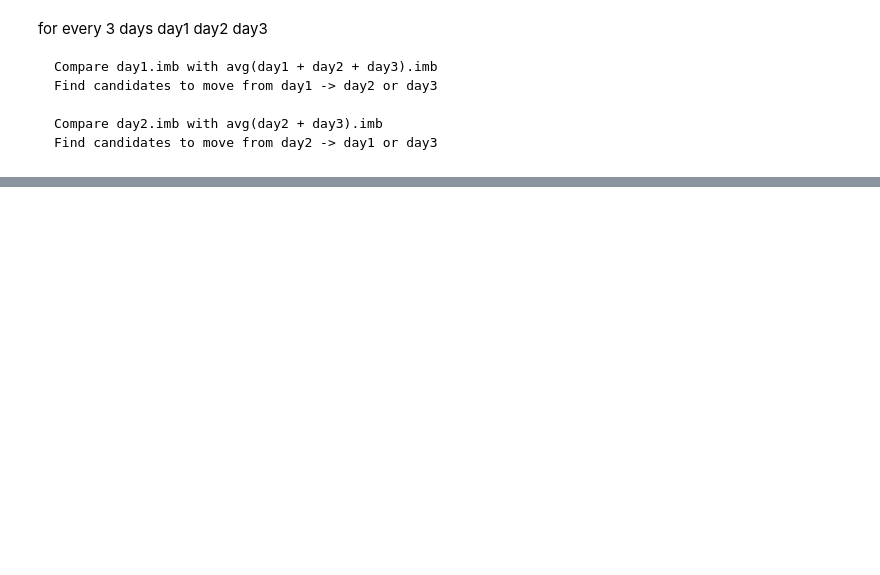
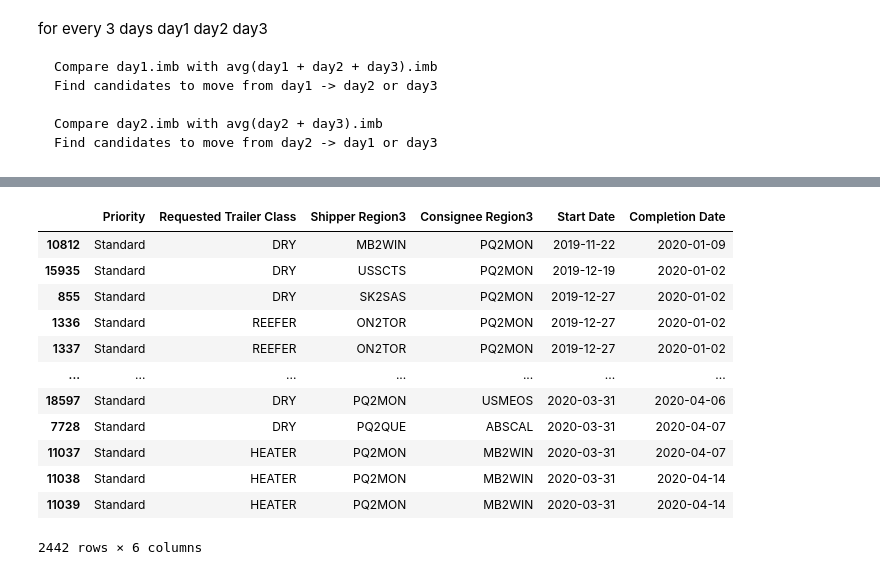
Before and after one commit to tranndt/ml-usra2021-NexusDataChallengeBison, a Jupyter notebook: [05-2021] Nexus Data Challenge/Algorithm.ipynb, the cells around one changed output, grey strips where cells are left out. Drawn from its saved outputs; the diff is of its cells as text; code cells hidden in the pictures; blank space fills up the shorter version.

```diff
--- a/[05-2021] Nexus Data Challenge/Algorithm.ipynb
+++ b/[05-2021] Nexus Data Challenge/Algorithm.ipynb
@@ -819,2 +900,18 @@ get_earliest(DF_CLEAN)
 # %%
 # Monte Carlo?!
+# %%
+df_sched.sort_values(by=["Start Date","Completion Date"])
+# %% [output]
+|  | Priority | Requested Trailer Class | Shipper Region3 | Consignee Region3 | Start Date | Completion Date |
+| 10812 | Standard | DRY | MB2WIN | PQ2MON | 2019-11-22 | 2020-01-09 |
+| 15935 | Standard | DRY | USSCTS | PQ2MON | 2019-12-19 | 2020-01-02 |
+| 855 | Standard | DRY | SK2SAS | PQ2MON | 2019-12-27 | 2020-01-02 |
+| 1336 | Standard | REEFER | ON2TOR | PQ2MON | 2019-12-27 | 2020-01-02 |
+| 1337 | Standard | REEFER | ON2TOR | PQ2MON | 2019-12-27 | 2020-01-02 |
+| ... | ... | ... | ... | ... | ... | ... |
+| 18597 | Standard | DRY | PQ2MON | USMEOS | 2020-03-31 | 2020-04-06 |
+| 7728 | Standard | DRY | PQ2QUE | ABSCAL | 2020-03-31 | 2020-04-07 |
+| 11037 | Standard | HEATER | PQ2MON | MB2WIN | 2020-03-31 | 2020-04-07 |
+| 11038 | Standard | HEATER | PQ2MON | MB2WIN | 2020-03-31 | 2020-04-14 |
+| 11039 | Standard | HEATER | PQ2MON | MB2WIN | 2020-03-31 | 2020-04-14 |
+2442 rows × 6 columns
```
Also changed, not shown: parts of 13 cells of this notebook.
